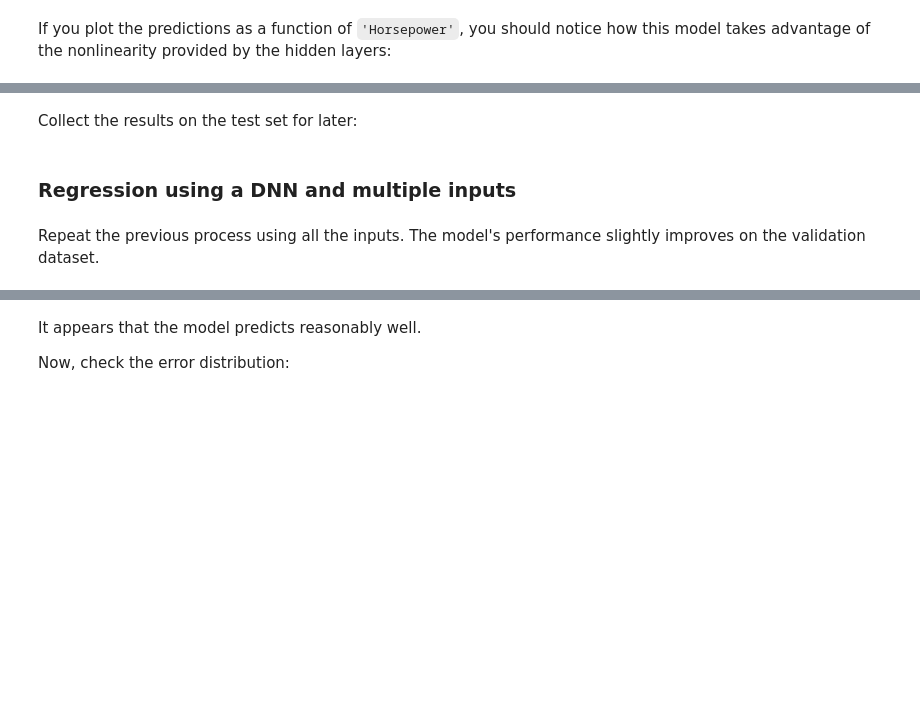
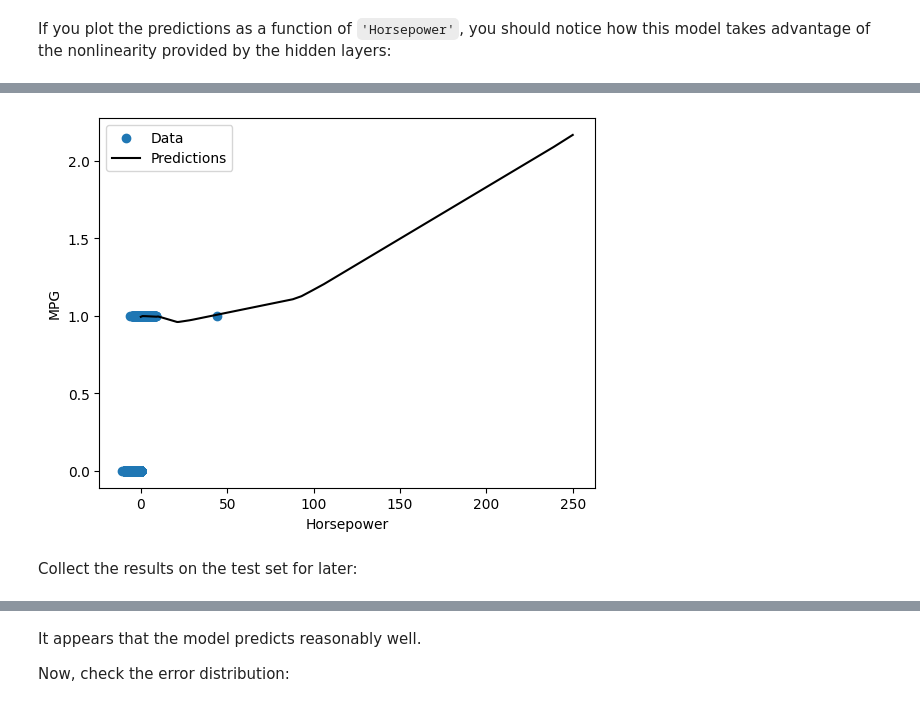
Before and after one commit to SerkanKurd/Paragliding_Flight_Analyses, a Jupyter notebook: regression.ipynb, the cells around one changed output, grey strips where cells are left out. Drawn from its saved outputs; the diff is of its cells as text; code cells hidden in the pictures; blank space fills up the shorter version.

```diff
--- a/regression.ipynb
+++ b/regression.ipynb
@@ -292 +289,3 @@ This model has quite a few more trainable parameters than the linear models:
+# %%
+dnn_vario_model = build_and_compile_model(vario_normalizer)
 # %%
@@ -295,8 +310,8 @@ dnn_horsepower_model.summary()
 Train the model with Keras `Model.fit`:
 # %%
 %%time
-history = dnn_horsepower_model.fit(
-    train_features['Horsepower'],
+history = dnn_vario_model.fit(
+    train_features['climb_rate_m/s'],
     train_labels,
     validation_split=0.2,
-    verbose=0, epochs=100)
+    verbose=0, epochs=10)
@@ -308,4 +328,4 @@ plot_loss(history)
 If you plot the predictions as a function of `'Horsepower'`, you should notice how this model takes advantage of the nonlinearity provided by the hidden layers:
 # %%
 x = tf.linspace(0.0, 250, 251)
-y = dnn_horsepower_model.predict(x)
+y = dnn_vario_model.predict(x)
@@ -312,5 +334,7 @@ y = dnn_horsepower_model.predict(x)
 # %%
-plot_horsepower(x, y)
+plot_vario(x, y)
+# %% [output]
+[figure, added]
 # %% [markdown]
 Collect the results on the test set for later:
 # %%
@@ -319,8 +343,4 @@ test_results['dnn_horsepower_model'] = dnn_horsepower_model.evaluate(
     verbose=0)
-# %% [markdown]
-### Regression using a DNN and multiple inputs
-# %% [markdown]
-Repeat the previous process using all the inputs. The model's performance slightly improves on the validation dataset.
 # %%
 dnn_model = build_and_compile_model(normalizer)
 dnn_model.summary()
```
Also changed, not shown: parts of 46 cells of this notebook, 5 other files.
